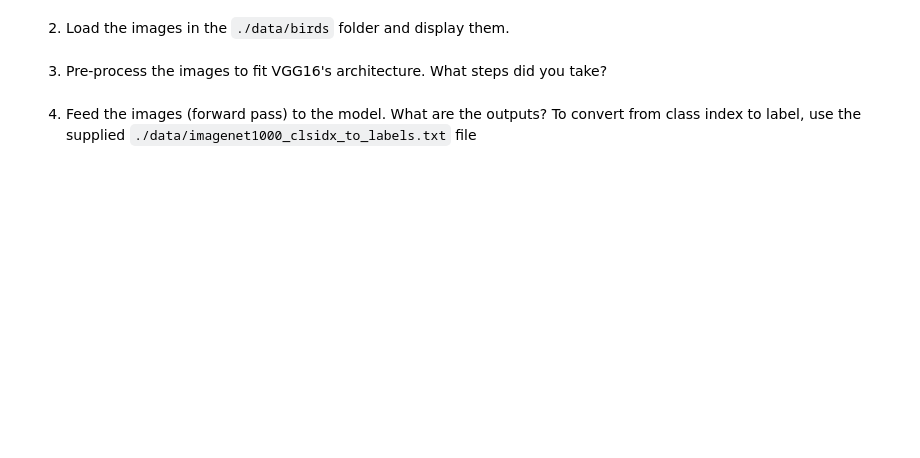
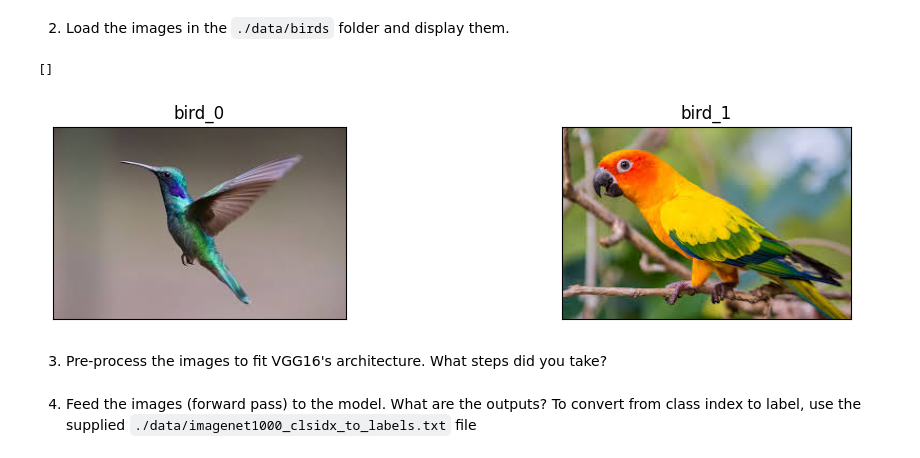
Before and after one commit to ronbenc/Computer-Vision, a Jupyter notebook: hw1_classification/ee046746_hw1_classification.ipynb, the cells around one changed output. Saved outputs shown, nothing was run; the diff lists cells and outputs as text; code cells hidden in the pictures; blank space fills up the shorter version.

```diff
--- a/hw1_classification/ee046746_hw1_classification.ipynb
+++ b/hw1_classification/ee046746_hw1_classification.ipynb
@@ -310,19 +370,22 @@ model.eval()
 # %% [markdown]
 2. Load the images in the `./data/birds` folder and display them.
 # %%
-bird_0_img = cv2.imread("data/birds/bird_0.jpg")
-bird_1_img = cv2.imread("data/birds/bird_1.jpg")
+bird_0_img = Image.open("data/birds/bird_0.jpg")
+bird_1_img = Image.open("data/birds/bird_1.jpg")
 
 fig, axes = plt.subplots(1, 2, figsize=(12,2.5))
 
 axes[0].imshow(bird_0_img)
 axes[0].set_title("bird_0".format(idx))
 axes[0].set_xticks([])
 axes[0].set_yticks([])
 
 axes[1].imshow(bird_1_img)
 axes[1].set_title("bird_1".format(idx))
 axes[1].set_xticks([])
 axes[1].set_yticks([])
+# %% [output]
+[]
+[figure, added]
 # %% [markdown]
 3. Pre-process the images to fit VGG16's architecture. What steps did you take?
```
Also changed, not shown: parts of 11 cells of this notebook, 1 other file.
